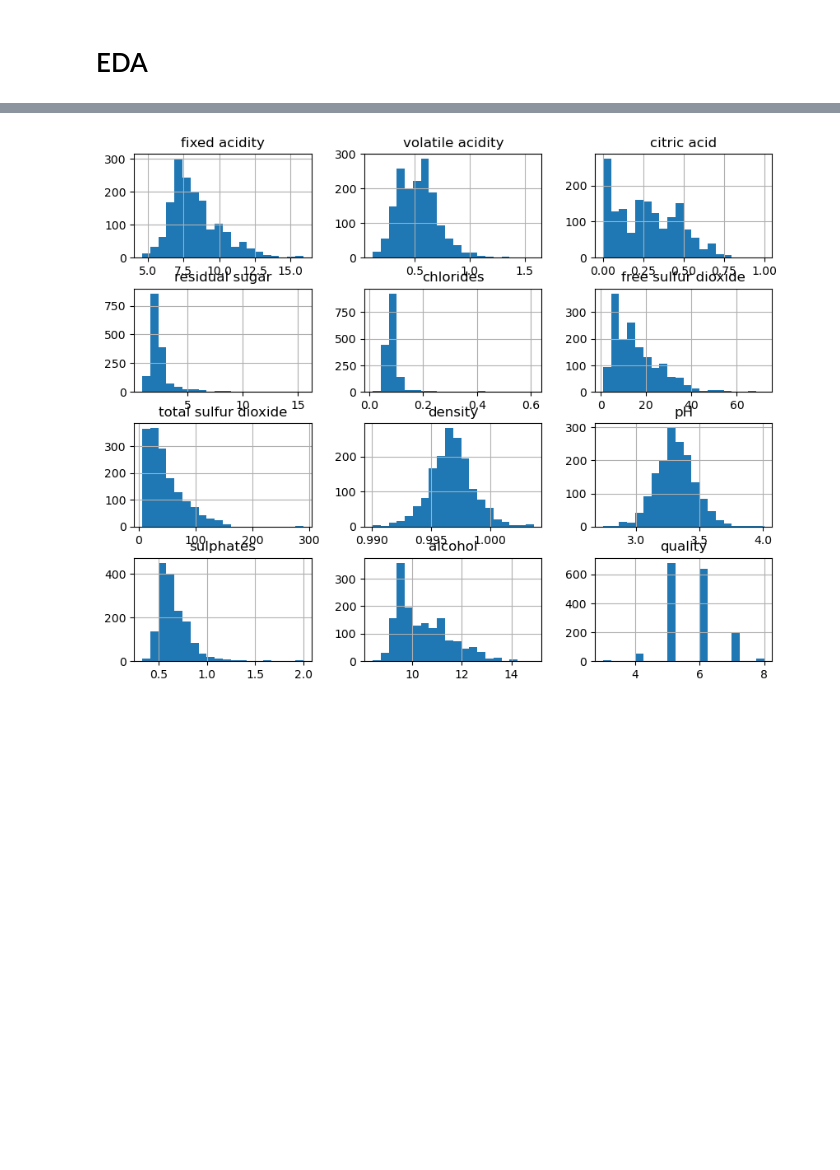
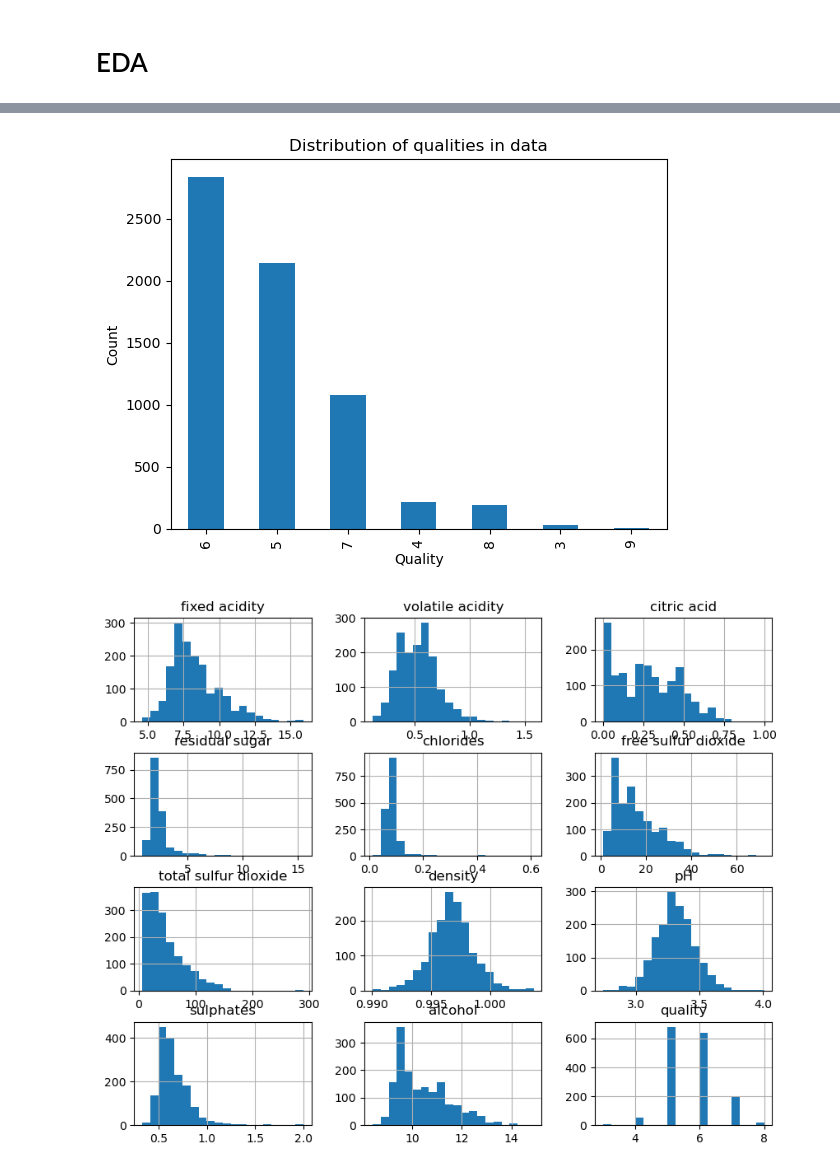
Before and after one commit to tiagosantos63390/pad_proj1, a Jupyter notebook: project1.ipynb, the cells around one changed output, grey strips where cells are left out. Saved outputs shown, nothing was run; the diff lists cells and outputs as text; code cells hidden in the pictures; blank space fills up the shorter version.

```diff
--- a/project1.ipynb
+++ b/project1.ipynb
@@ -21,0 +54,5 @@ data.head()
+# %%
+# Combine datasets
+data = pd.concat([red_wine, white_wine])
+
+data.head(-1)
@@ -78,3 +123,15 @@ max       4.010000     2.000000    14.900000     8.000000
+# %%
+data['quality'].value_counts().plot(kind='bar')
+
+# Adding titles and labels
+plt.title('Distribution of qualities in data')
+plt.xlabel('Quality')
+plt.ylabel('Count')
+
+# Display the plot
+plt.show()
+# %% [output]
+[figure, added]
 # %%
 # Histograms
 data.hist(figsize=(10,8), bins=20)
```
Also changed, not shown: parts of 9 cells of this notebook.
